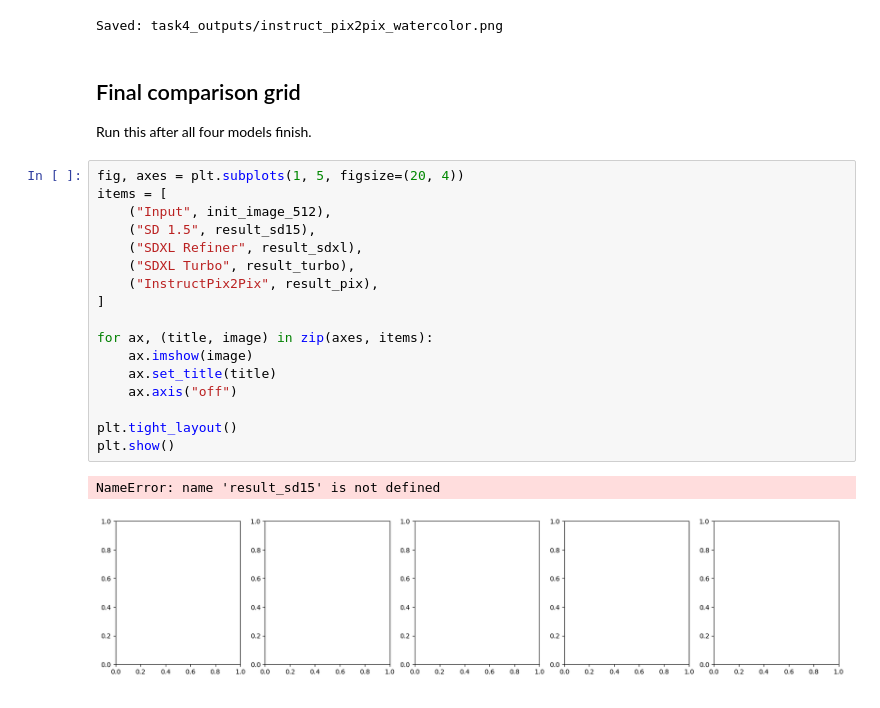
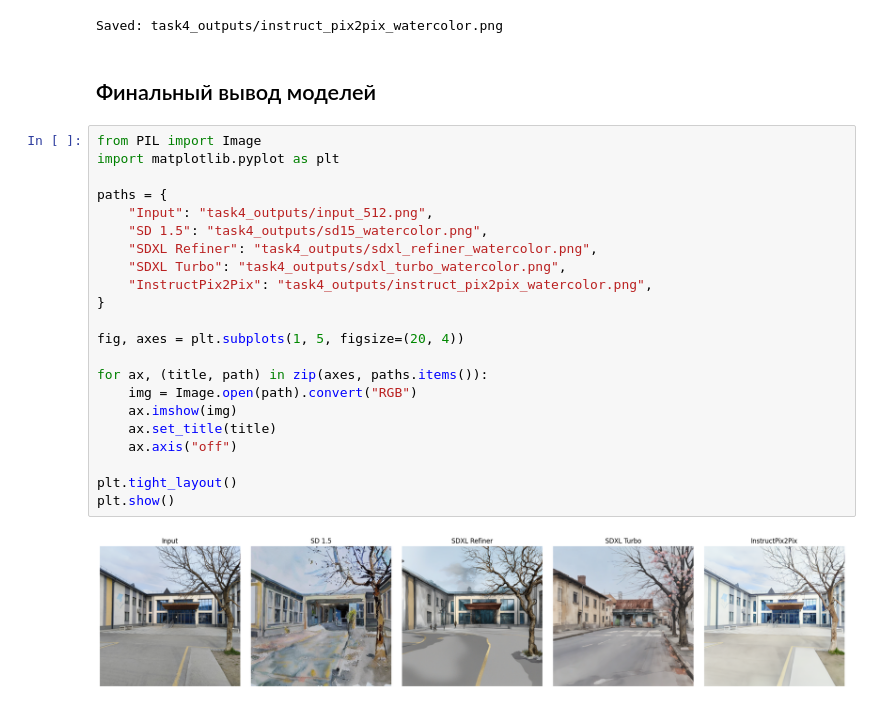
Before and after one commit to pochticeasar/cv, a Jupyter notebook: task4_style_transfer_colab.ipynb, the cells around one changed output. Saved outputs shown, nothing was run; the diff lists cells and outputs as text.

```diff
--- a/task4_style_transfer_colab.ipynb
+++ b/task4_style_transfer_colab.ipynb
@@ -342,27 +327,29 @@ Notes:
 - UNEXPECTED    :can be ignored when loading from different task/architecture; not ok if you expect identical arch.
 [figure]
 Saved: task4_outputs/instruct_pix2pix_watercolor.png
-# %% [markdown]
-## Final comparison grid
-
-Run this after all four models finish.
+# %% [markdown]
+## Финальный вывод моделей
 # %%
+from PIL import Image
+import matplotlib.pyplot as plt
+
+paths = {
+    "Input": "task4_outputs/input_512.png",
+    "SD 1.5": "task4_outputs/sd15_watercolor.png",
+    "SDXL Refiner": "task4_outputs/sdxl_refiner_watercolor.png",
+    "SDXL Turbo": "task4_outputs/sdxl_turbo_watercolor.png",
+    "InstructPix2Pix": "task4_outputs/instruct_pix2pix_watercolor.png",
+}
+
 fig, axes = plt.subplots(1, 5, figsize=(20, 4))
-items = [
-    ("Input", init_image_512),
-    ("SD 1.5", result_sd15),
-    ("SDXL Refiner", result_sdxl),
-    ("SDXL Turbo", result_turbo),
-    ("InstructPix2Pix", result_pix),
-]
 
-for ax, (title, image) in zip(axes, items):
-    ax.imshow(image)
+for ax, (title, path) in zip(axes, paths.items()):
+    img = Image.open(path).convert("RGB")
+    ax.imshow(img)
     ax.set_title(title)
     ax.axis("off")
 
 plt.tight_layout()
 plt.show()
 # %% [output]
-NameError: name 'result_sd15' is not defined
-[figure, old version]
+[figure, new version]
```
Also changed, not shown: parts of 19 cells of this notebook.
